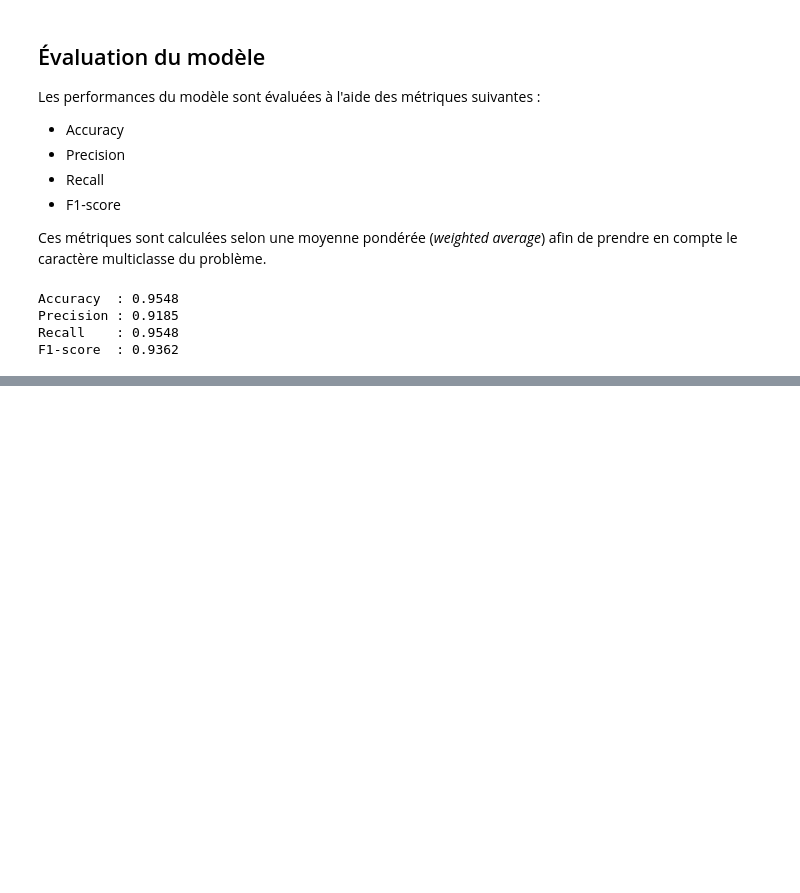
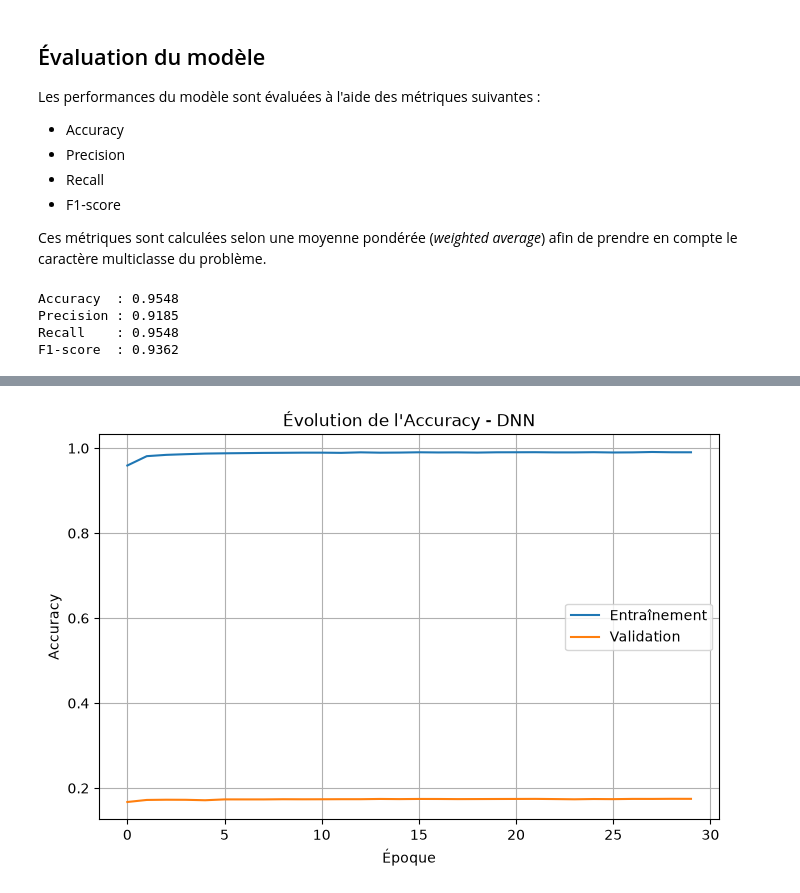
Before and after one commit to majda250/cicids2017-intrusion-detection, a Jupyter notebook: 07_deep_learning.ipynb, the cells around one changed output, grey strips where cells are left out. Saved outputs shown, nothing was run; the diff lists cells and outputs as text; code cells hidden in the pictures; blank space fills up the shorter version.

```diff
--- a/07_deep_learning.ipynb
+++ b/07_deep_learning.ipynb
@@ -311,0 +446,6 @@ F1-score  : 0.9362
+# %%
+dnn.compile(
+    optimizer="adam",
+    loss="categorical_crossentropy",
+    metrics=["accuracy"]
+)
@@ -311,0 +458,9 @@ F1-score  : 0.9362
+# %%
+history = dnn.fit(
+    X_train,
+    y_train_cat,
+    validation_split=0.2,
+    epochs=30,
+    batch_size=256,
+    verbose=1
+)
@@ -311,0 +497,16 @@ F1-score  : 0.9362
+# %%
+plt.figure(figsize=(8,5))
+
+plt.plot(history.history["accuracy"], label="Entraînement")
+plt.plot(history.history["val_accuracy"], label="Validation")
+
+plt.xlabel("Époque")
+plt.ylabel("Accuracy")
+plt.title("Évolution de l'Accuracy - DNN")
+
+plt.legend()
+plt.grid(True)
+
+plt.show()
+# %% [output]
+[figure, added]
```
Also changed, not shown: parts of 29 cells of this notebook, 7 other files.
